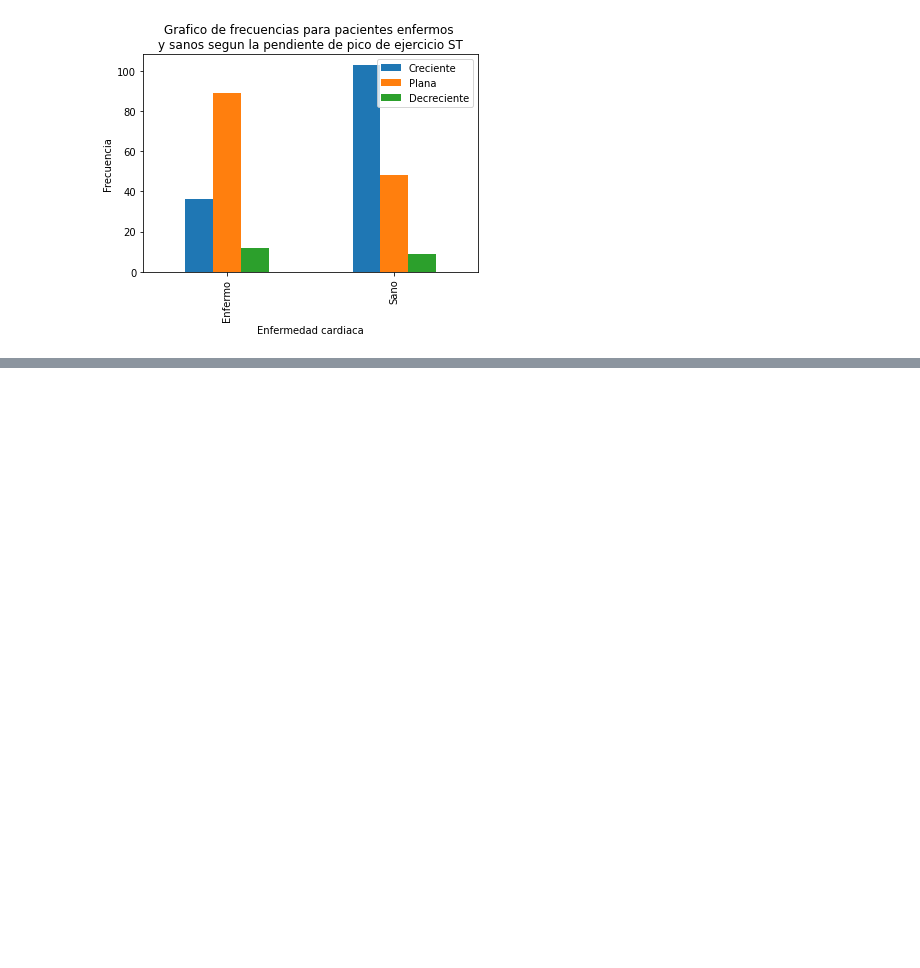
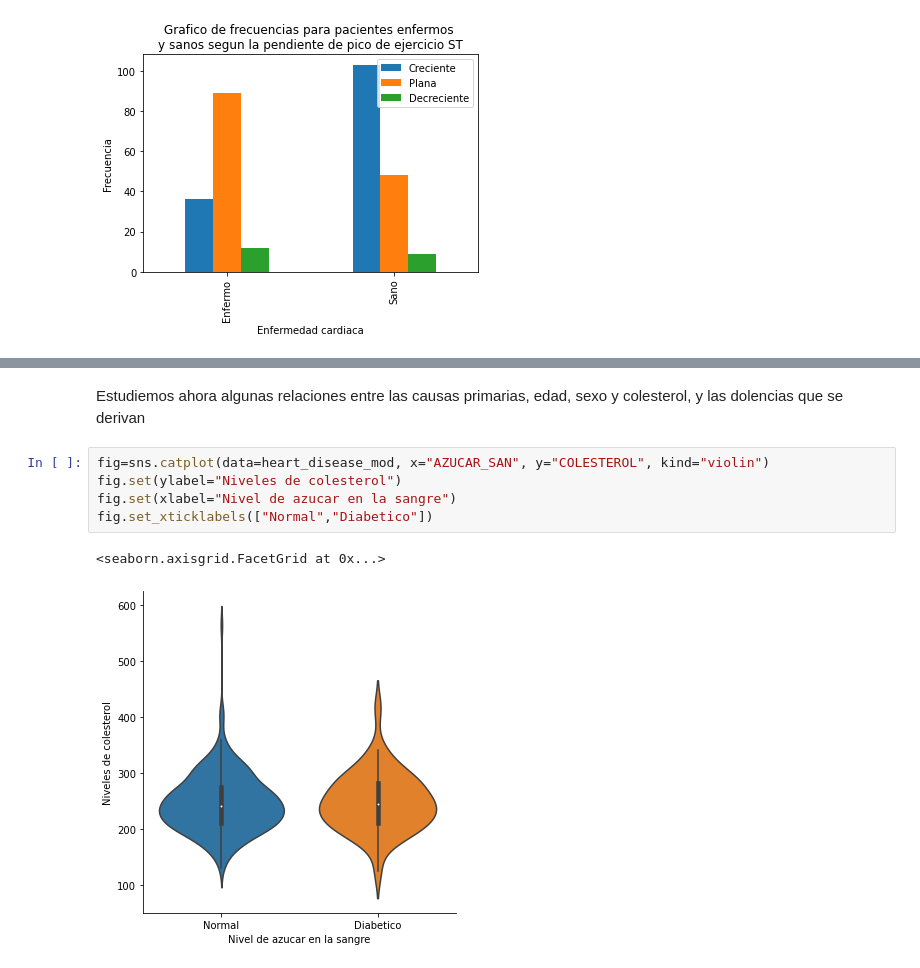
Before and after one commit to pjcortes716/PROYECTO1_ACPTD, a Jupyter notebook: EDA.ipynb, the cells around one changed output, grey strips where cells are left out. Drawn from its saved outputs; the diff is of its cells as text; blank space fills up the shorter version.

```diff
--- a/EDA.ipynb
+++ b/EDA.ipynb
@@ -280,3 +301,13 @@ ax.set(ylabel="Frecuencia",xlabel="Enfermedad cardiaca",title="""Grafico de frec
  Text(0.5, 0, 'Enfermedad cardiaca'),
  Text(0.5, 1.0, 'Grafico de frecuencias para pacientes enfermos \n       y sanos segun su resultado THAL')]
 [figure]
+# %% [markdown]
+Estudiemos ahora algunas relaciones entre las causas primarias, edad, sexo y colesterol, y las dolencias que se derivan
+# %%
+fig=sns.catplot(data=heart_disease_mod, x="AZUCAR_SAN", y="COLESTEROL", kind="violin")
+fig.set(ylabel="Niveles de colesterol")
+fig.set(xlabel="Nivel de azucar en la sangre")
+fig.set_xticklabels(["Normal","Diabetico"])
+# %% [output]
+<seaborn.axisgrid.FacetGrid at 0x...>
+[figure, added]
```
Also changed, not shown: parts of 22 cells of this notebook.
